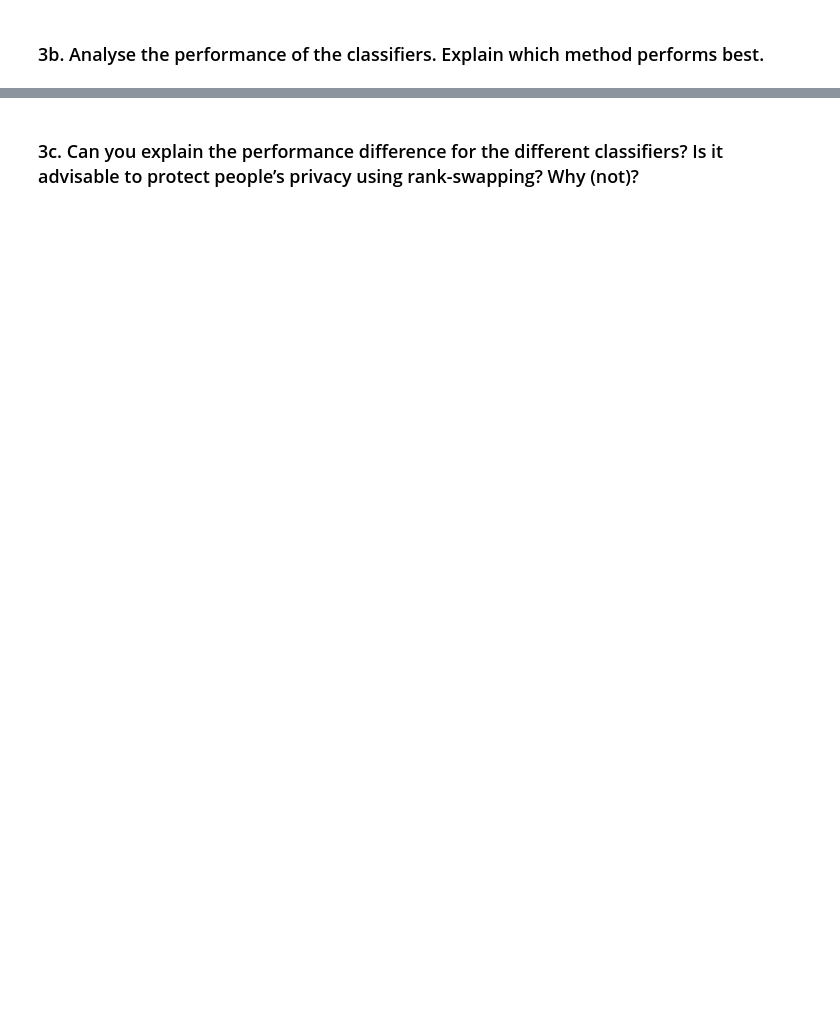
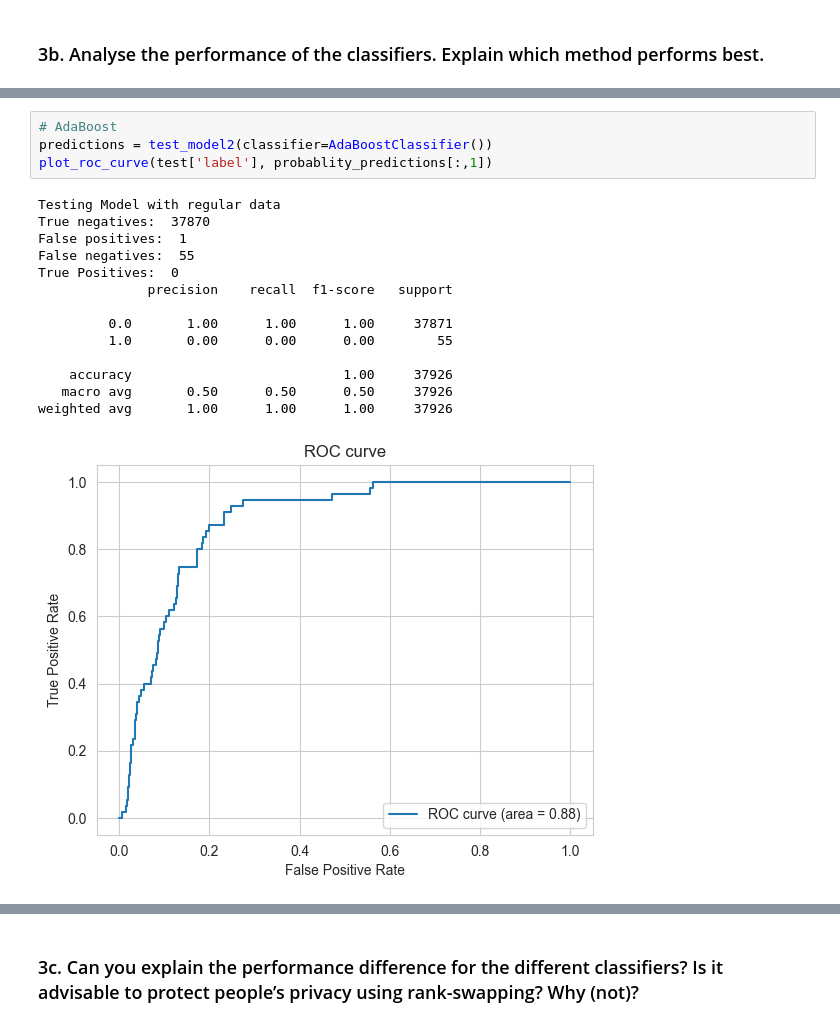
Before and after one commit to BigLob/CDA, a Jupyter notebook: Lab1.ipynb, the cells around one changed output, grey strips where cells are left out. Cells and saved outputs as stored; diff of their text form; blank space fills up the shorter version.

```diff
--- a/Lab1.ipynb
+++ b/Lab1.ipynb
@@ -151,0 +351,19 @@ sns.heatmap(corr_mat)
+# %%
+# AdaBoost
+predictions = test_model2(classifier=AdaBoostClassifier())
+plot_roc_curve(test['label'], probablity_predictions[:,1])
+# %% [output]
+Testing Model with regular data
+True negatives:  37870
+False positives:  1
+False negatives:  55
+True Positives:  0
+              precision    recall  f1-score   support
+
+         0.0       1.00      1.00      1.00     37871
+         1.0       0.00      0.00      0.00        55
+
+    accuracy                           1.00     37926
+   macro avg       0.50      0.50      0.50     37926
+weighted avg       1.00      1.00      1.00     37926
+[figure, added]
```
Also changed, not shown: parts of 17 cells of this notebook.
